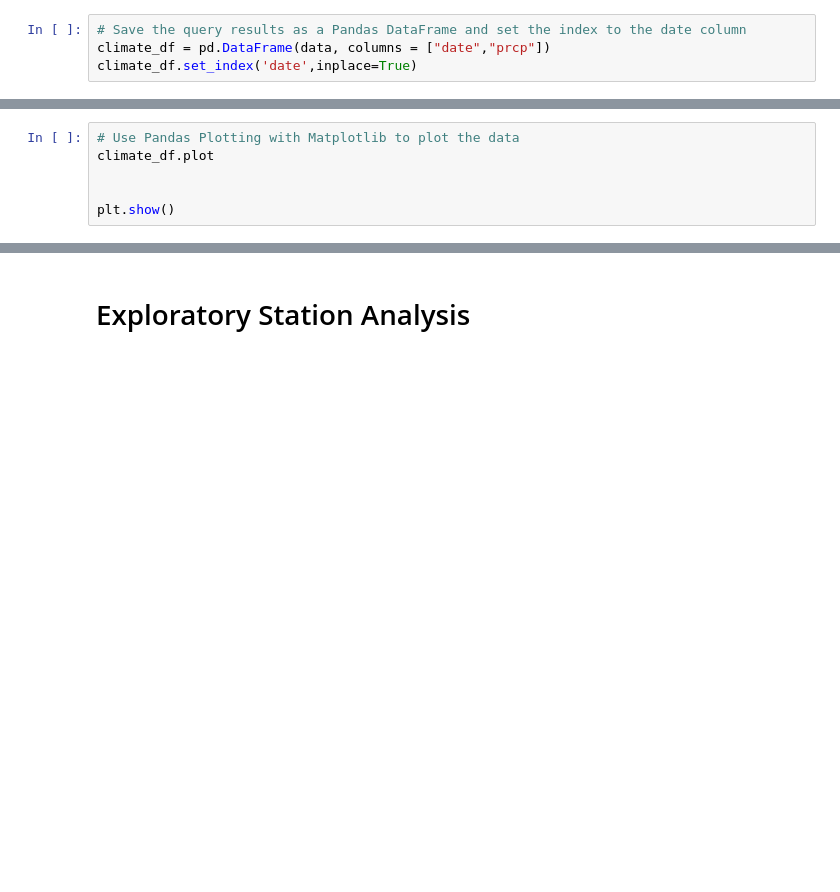
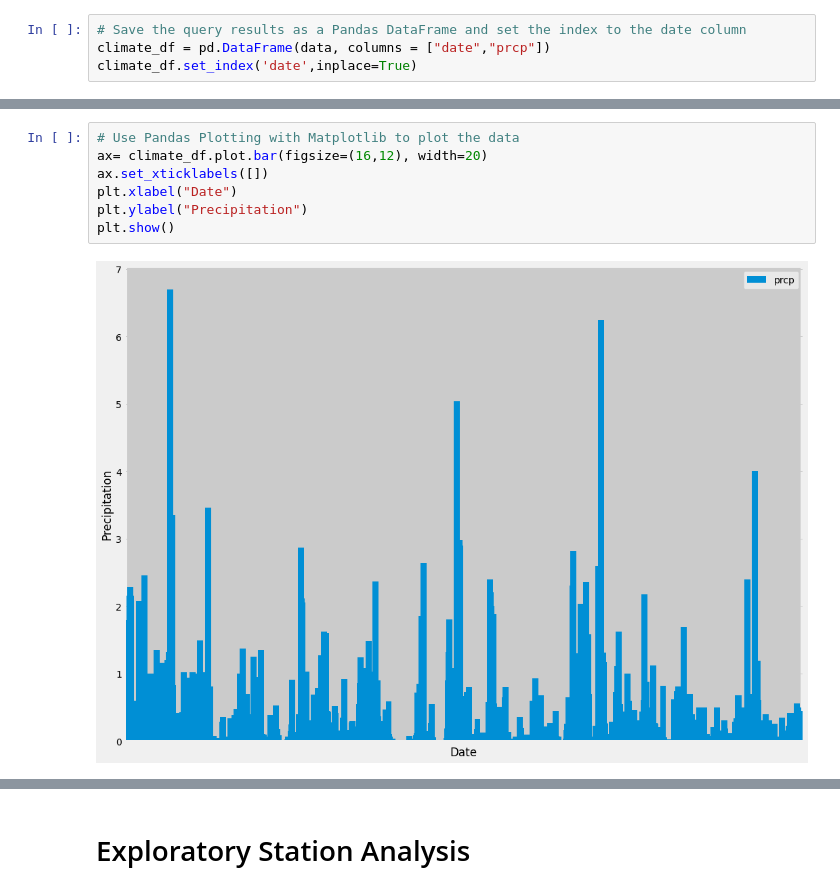
Before and after one commit to kblood86/Hawaii-Exploration, a Jupyter notebook: climate_starter.ipynb, the cells around one changed output, grey strips where cells are left out. Drawn from its saved outputs; the diff is of its cells as text; blank space fills up the shorter version.

```diff
--- a/Instructions/climate_starter.ipynb
+++ b/climate_starter.ipynb
@@ -100,9 +101,12 @@ climate_df
 2230 rows × 1 columns
 # %%
 # Use Pandas Plotting with Matplotlib to plot the data
-climate_df.plot
-
-
+ax= climate_df.plot.bar(figsize=(16,12), width=20)
+ax.set_xticklabels([])
+plt.xlabel("Date")
+plt.ylabel("Precipitation")
 plt.show()
+# %% [output]
+[figure, added]
 # %%
 # Use Pandas to calcualte the summary statistics for the precipitation data
```
Also changed, not shown: parts of 9 cells of this notebook, 11 other files.
